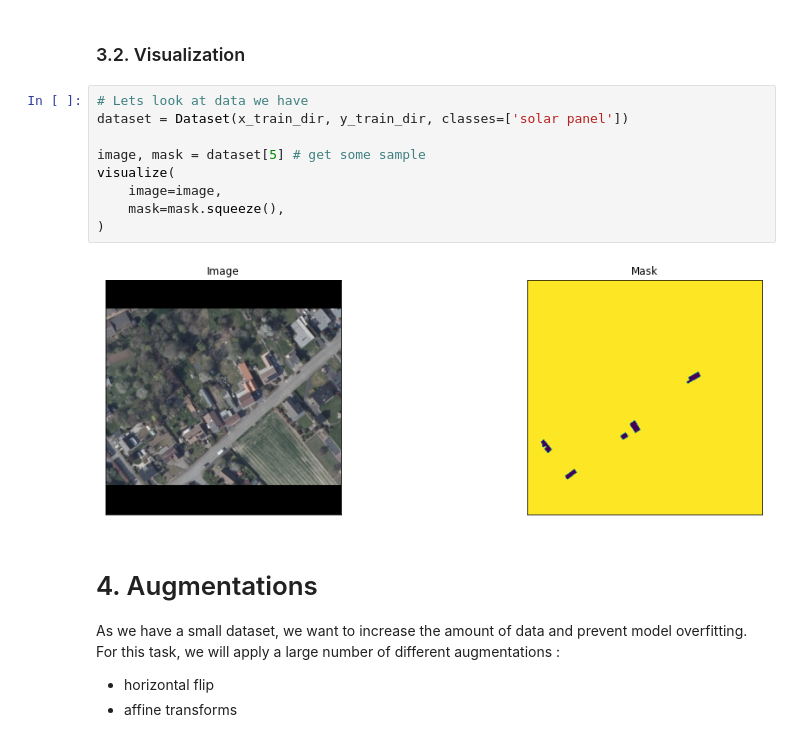
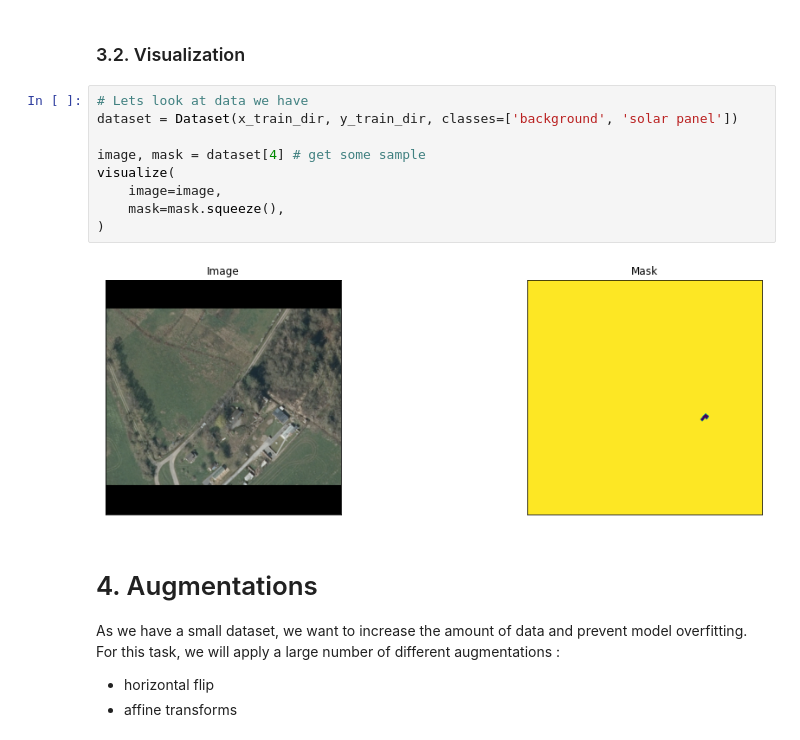
Before and after one commit to areisde/solar_panel_seg, a Jupyter notebook: Training.ipynb, the cells around one changed output. Drawn from its saved outputs; the diff is of its cells as text.

```diff
--- a/Training.ipynb
+++ b/Training.ipynb
@@ -64,15 +64,15 @@ y_valid_dir = os.path.join(DATA_DIR, 'valannot')
 ### 3.2. Visualization
 # %%
 # Lets look at data we have
-dataset = Dataset(x_train_dir, y_train_dir, classes=['solar panel'])
+dataset = Dataset(x_train_dir, y_train_dir, classes=['background', 'solar panel'])
 
-image, mask = dataset[5] # get some sample
+image, mask = dataset[4] # get some sample
 visualize(
     image=image,
     mask=mask.squeeze(),
 )
 # %% [output]
-[figure, old version]
+[figure, new version]
 # %% [markdown]
 # 4. Augmentations
 As we have a small dataset, we want to increase the amount of data and prevent model overfitting.
```
Also changed, not shown: parts of 6 cells of this notebook, 3 other files.
